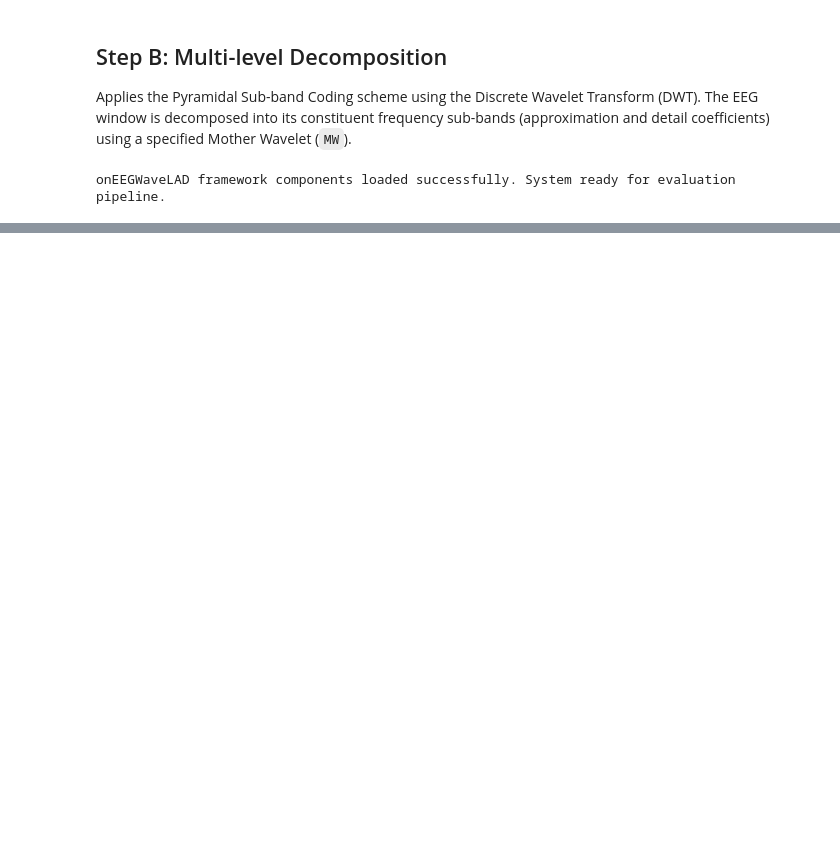
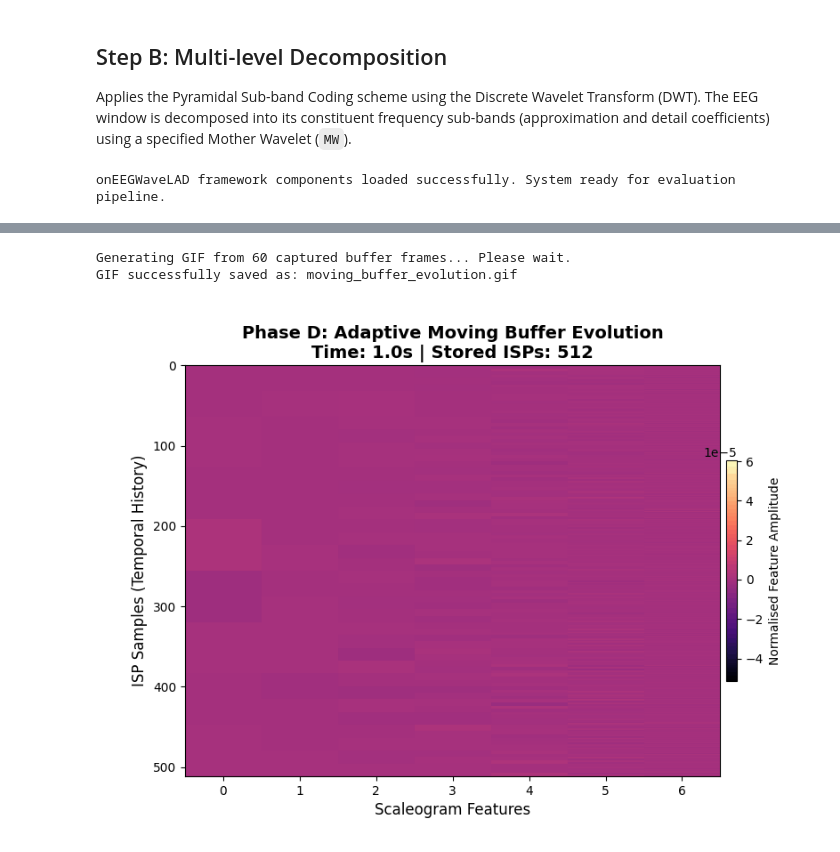
Before and after one commit to Areca293/Evaluating-the-Isolation-Forest-unsupervised-anomaly-detector-of-onEEGWaveLAD, a Jupyter notebook: onEEGwaveLAD_Framework.ipynb, the cells around one changed output, grey strips where cells are left out. Saved outputs shown, nothing was run; the diff lists cells and outputs as text; code cells hidden in the pictures; blank space fills up the shorter version.

```diff
--- a/onEEGwaveLAD_Framework.ipynb
+++ b/onEEGwaveLAD_Framework.ipynb
@@ -559,0 +554,50 @@ Required moving buffer evolution time reached. Terminating execution block.
+# %%
+# =================================================================
+# Visualization 2: GIF Generation - Continuous Moving Buffer Evolution
+# =================================================================
+if len(moving_buffer_snapshots) > 0:
+    print(f"\nGenerating GIF from {len(moving_buffer_snapshots)} captured buffer frames... Please wait.")
+
+    fig_gif, ax_gif = plt.subplots(figsize=(8, 6))
+
+    # Lock the global color scale bounds to prevent flickering during animation playback
+    global_min = np.min([np.min(b) for b in moving_buffer_snapshots])
+    global_max = np.max([np.max(b) for b in moving_buffer_snapshots])
+
+    # Initialize the first frame, strictly applying no interpolation to preserve data integrity
+    first_buffer = moving_buffer_snapshots[0]
+    im_gif = ax_gif.imshow(first_buffer, aspect='auto', cmap='magma',
+                           interpolation='none', vmin=global_min, vmax=global_max)
+
+    ax_gif.set_ylabel("ISP Samples (Temporal History)", fontsize=12)
+    ax_gif.set_xlabel("Scaleogram Features", fontsize=12)
+    cbar = fig_gif.colorbar(im_gif, ax=ax_gif, fraction=0.02, pad=0.01)
+    cbar.set_label("Normalised Feature Amplitude")
+
+    title_text = ax_gif.set_title("", fontsize=14, fontweight='bold')
+
+    def update_frame(frame_idx):
+        buf_data = moving_buffer_snapshots[frame_idx]
+        t = moving_buffer_times[frame_idx]
+        im_gif.set_data(buf_data)
+        title_text.set_text(f"Phase D: Adaptive Moving Buffer Evolution\nTime: {t:.1f}s | Stored ISPs: {buf_data.shape[0]}")
+        return [im_gif, title_text]
+
+    # Set the playback rate to 5 frames per second (fps)
+    ani = animation.FuncAnimation(fig_gif, update_frame, frames=len(moving_buffer_snapshots), blit=True)
+
+    gif_filename = "moving_buffer_evolution.gif"
+    ani.save(gif_filename, writer='pillow', fps=5)
+    plt.close(fig_gif) # Close the static figure to prevent redundant inline rendering
+
+    print(f"GIF successfully saved as: {gif_filename}")
+
+    # Display the rendered animation directly within the Notebook environment
+    with open(gif_filename, "rb") as file:
+        display(Image(file.read()))
+else:
+    print("Not enough frames captured to generate a GIF.")
+# %% [output]
+Generating GIF from 60 captured buffer frames... Please wait.
+GIF successfully saved as: moving_buffer_evolution.gif
+[figure, added]
```
Also changed, not shown: parts of 6 cells of this notebook.
